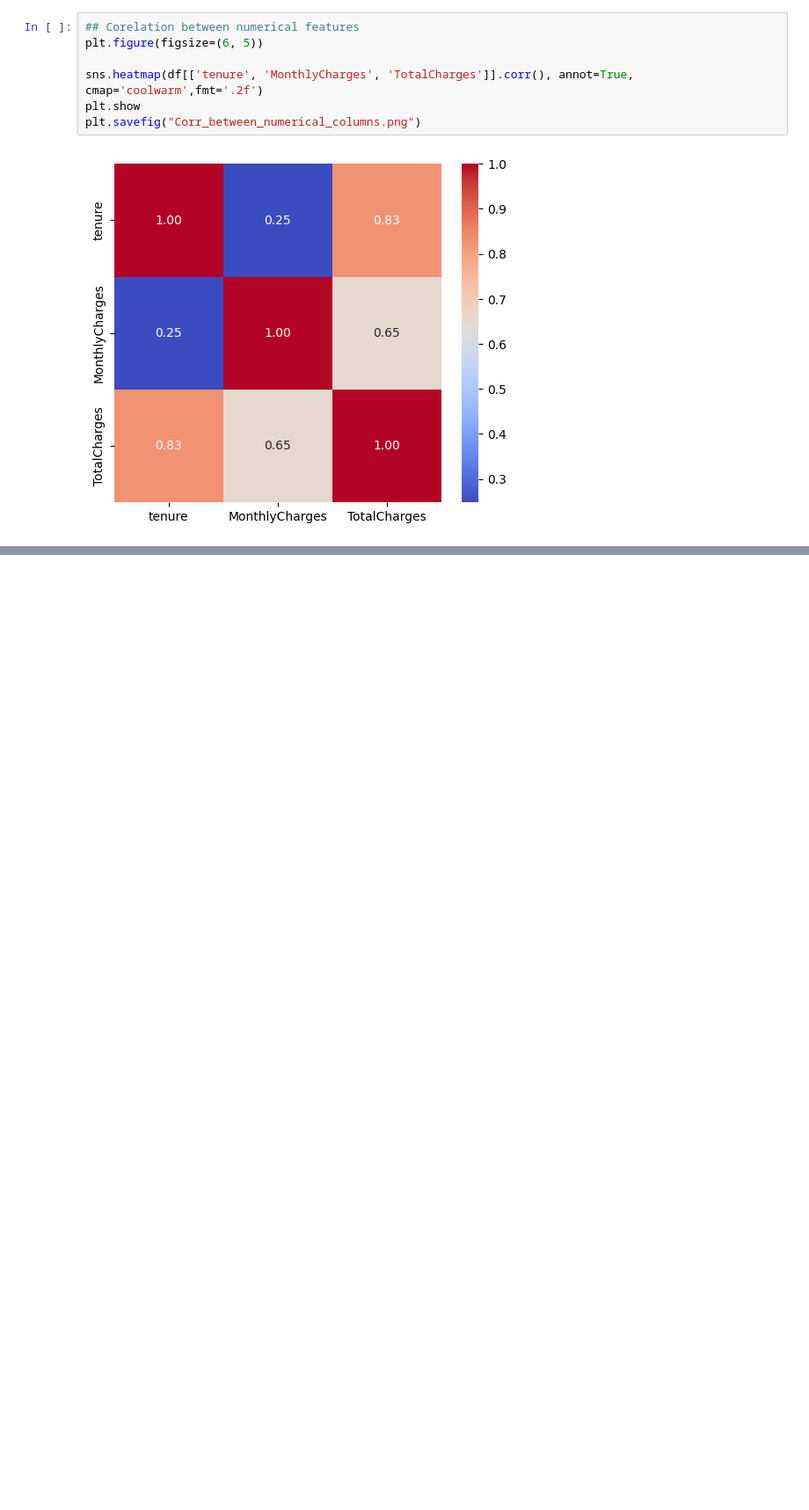
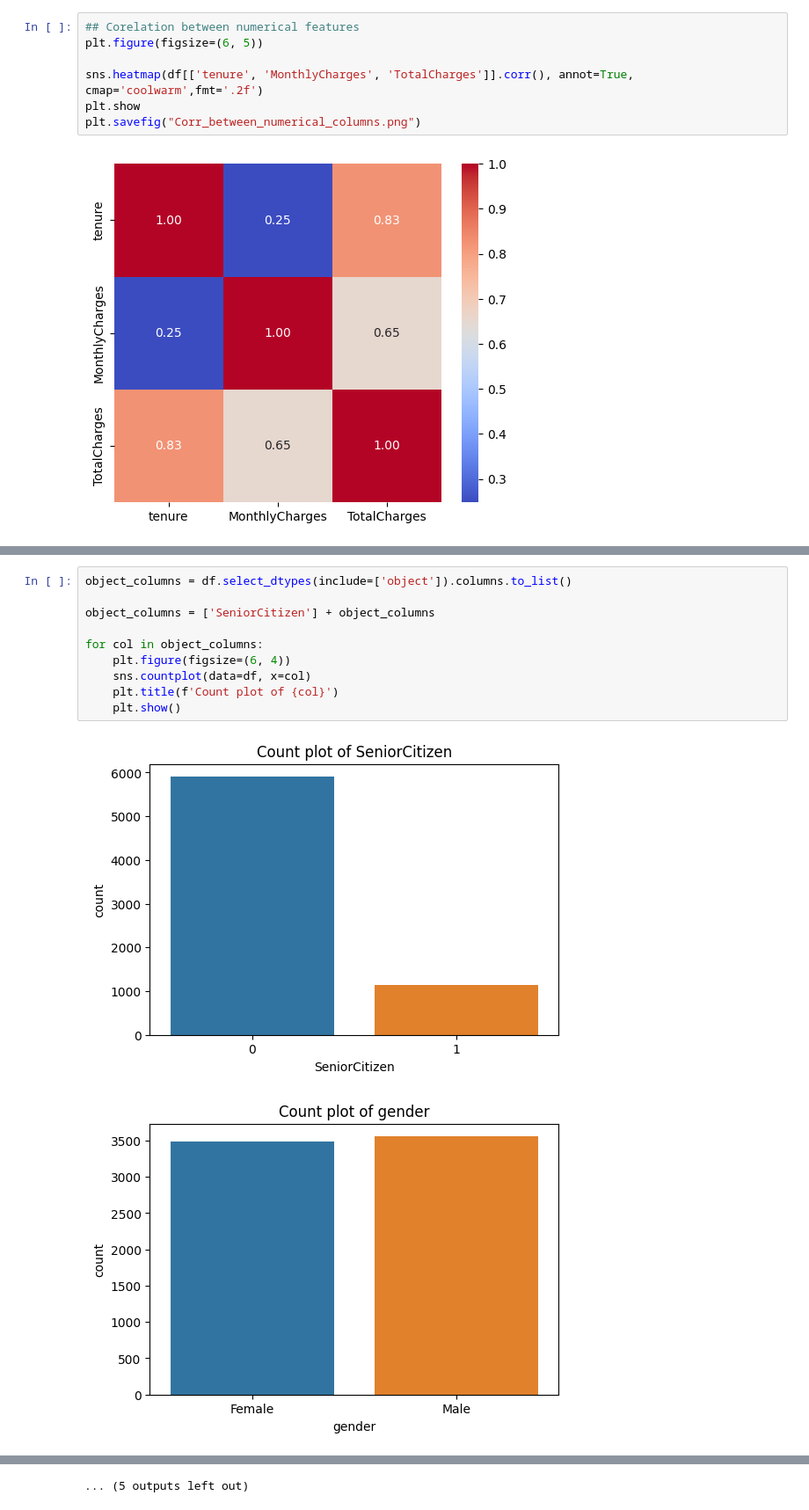
Before and after one commit to razzaq-99/Customer-Churn-Prediction, a Jupyter notebook: customer_churn.ipynb, the cells around one changed output, grey strips where cells are left out. Shown at 88% size. Saved outputs shown, nothing was run; the diff lists cells and outputs as text; blank space fills up the shorter version.

```diff
--- a/customer_churn.ipynb
+++ b/customer_churn.ipynb
@@ -208,0 +240,13 @@ plt.savefig("Corr_between_numerical_columns.png")
+# %%
+object_columns = df.select_dtypes(include=['object']).columns.to_list()
+
+object_columns = ['SeniorCitizen'] + object_columns
+
+for col in object_columns:
+    plt.figure(figsize=(6, 4))
+    sns.countplot(data=df, x=col)
+    plt.title(f'Count plot of {col}')
+    plt.show()
+# %% [output]
+[figure, added]
+[figure, added]
@@ -208,0 +263 @@ plt.savefig("Corr_between_numerical_columns.png")
+... (5 outputs left out)
```
Also changed, not shown: parts of 14 cells of this notebook.
